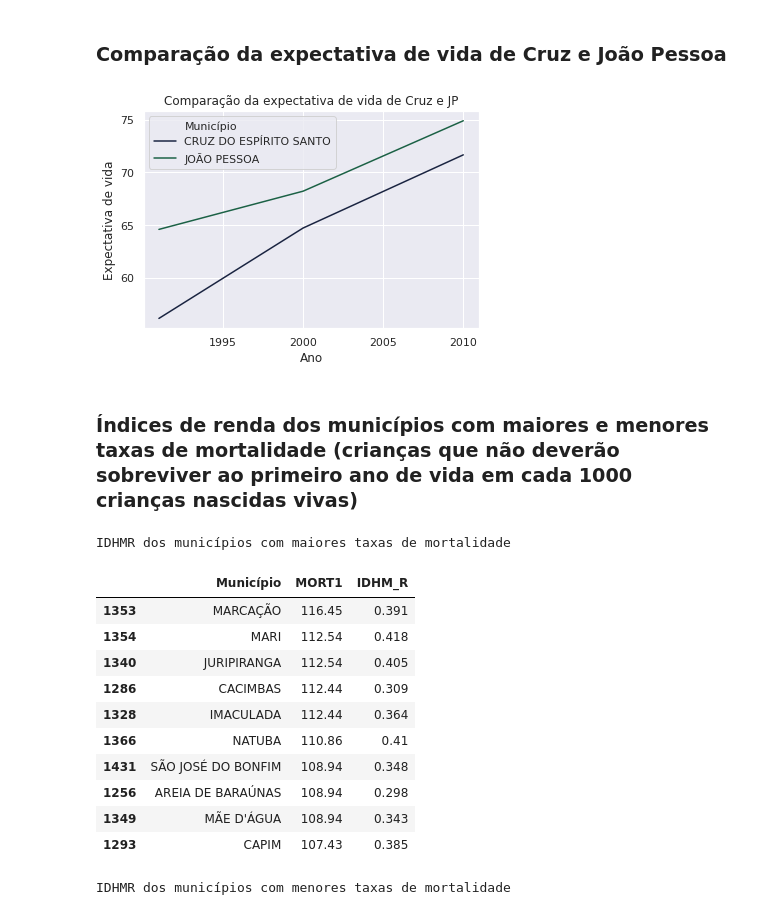
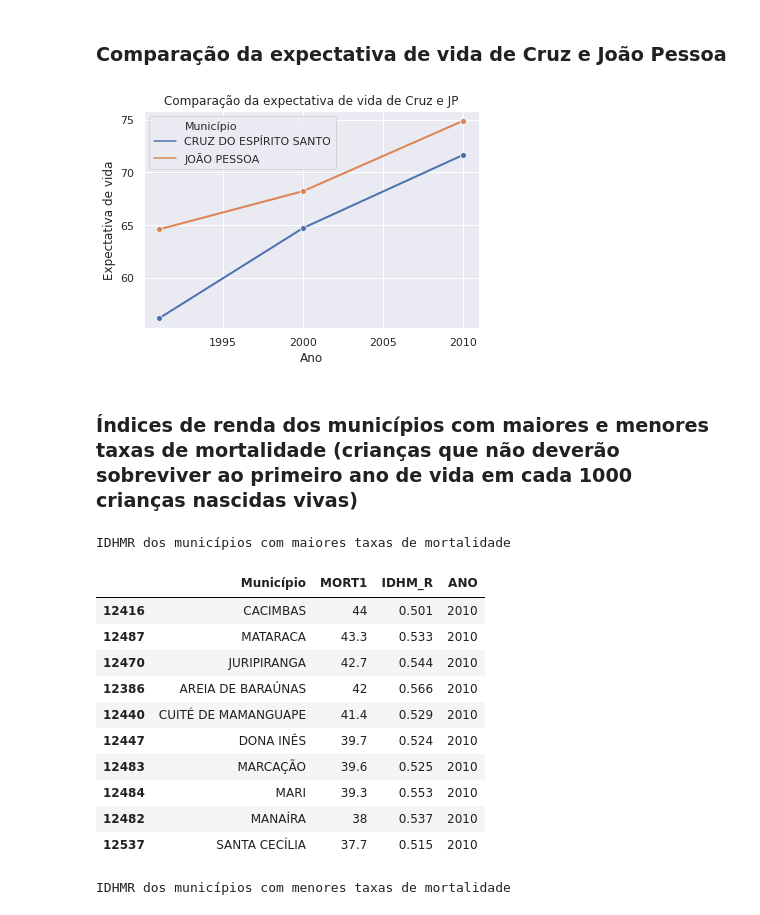
Before and after one commit to mirianbatista/idhm-pb, a Jupyter notebook: atlas.ipynb, the cells around one changed output. Drawn from its saved outputs; the diff is of its cells as text; code cells hidden in the pictures.

```diff
--- a/atlas.ipynb
+++ b/atlas.ipynb
@@ -55,35 +75,34 @@ Expectativa de vida dos municípios com menor IDHM
 # %% [markdown]
 ### Comparação da expectativa de vida de Cruz e João Pessoa
 # %%
-jpcruz = atlaspb[atlaspb["Município"].str.contains("CRUZ DO ESPÍRITO SANTO|JOÃO PESSOA")]
 sns.set()
-sns.set_palette("cubehelix")
-sns.lineplot(x="ANO", y="expec_vida", hue="Município", data=jpcruz)
+jpcruz = atlaspb_anos[atlaspb_anos["Município"].str.contains("CRUZ DO ESPÍRITO SANTO|JOÃO PESSOA")]
+sns.lineplot(x="ANO", y="expec_vida", marker='o', linewidth=2, hue="Município", data=jpcruz)
 plt.title("Comparação da expectativa de vida de Cruz e JP")
 plt.ylabel('Expectativa de vida')
 plt.xlabel('Ano')
 sns.set_context("talk")
 # %% [output]
-[figure, old version]
+[figure, new version]
 # %% [markdown]
 ### Índices de renda dos municípios com maiores e menores taxas de mortalidade (crianças que não deverão sobreviver ao primeiro ano de vida em cada 1000 crianças nascidas vivas)
 # %%
 maior_mortalidade = atlaspb.sort_values('MORT1', ascending=False)
-maior_mor = maior_mortalidade[['Município','MORT1', 'IDHM_R']]
+maior_mor = maior_mortalidade[['Município','MORT1', 'IDHM_R','ANO']]
 maior_mor[:10].style.set_caption("IDHMR dos municípios com maiores taxas de mortalidade")
 # %% [output]
 IDHMR dos municípios com maiores taxas de mortalidade
-|  | Município | MORT1 | IDHM_R |
-| 1353 | MARCAÇÃO | 116.45 | 0.391 |
-| 1354 | MARI | 112.54 | 0.418 |
-| 1340 | JURIPIRANGA | 112.54 | 0.405 |
-| 1286 | CACIMBAS | 112.44 | 0.309 |
-| 1328 | IMACULADA | 112.44 | 0.364 |
-| 1366 | NATUBA | 110.86 | 0.41 |
-| 1431 | SÃO JOSÉ DO BONFIM | 108.94 | 0.348 |
-| 1256 | AREIA DE BARAÚNAS | 108.94 | 0.298 |
-| 1349 | MÃE D'ÁGUA | 108.94 | 0.343 |
-| 1293 | CAPIM | 107.43 | 0.385 |
+|  | Município | MORT1 | IDHM_R | ANO |
+| 12416 | CACIMBAS | 44 | 0.501 | 2010 |
+| 12487 | MATARACA | 43.3 | 0.533 | 2010 |
+| 12470 | JURIPIRANGA | 42.7 | 0.544 | 2010 |
+| 12386 | AREIA DE BARAÚNAS | 42 | 0.566 | 2010 |
+| 12440 | CUITÉ DE MAMANGUAPE | 41.4 | 0.529 | 2010 |
+| 12447 | DONA INÊS | 39.7 | 0.524 | 2010 |
+| 12483 | MARCAÇÃO | 39.6 | 0.525 | 2010 |
+| 12484 | MARI | 39.3 | 0.553 | 2010 |
+| 12482 | MANAÍRA | 38 | 0.537 | 2010 |
+| 12537 | SANTA CECÍLIA | 37.7 | 0.515 | 2010 |
 # %%
 menor_mortalidade = atlaspb.sort_values('MORT1')
 menor_mor = menor_mortalidade[['Município','MORT1', 'IDHM_R']]
```
Also changed, not shown: parts of 31 cells of this notebook, 1 other file.
